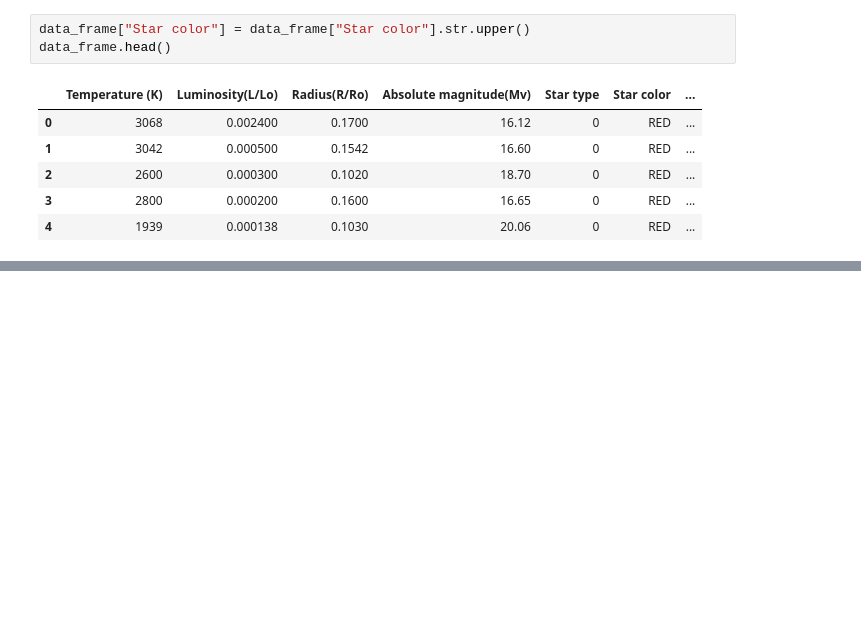
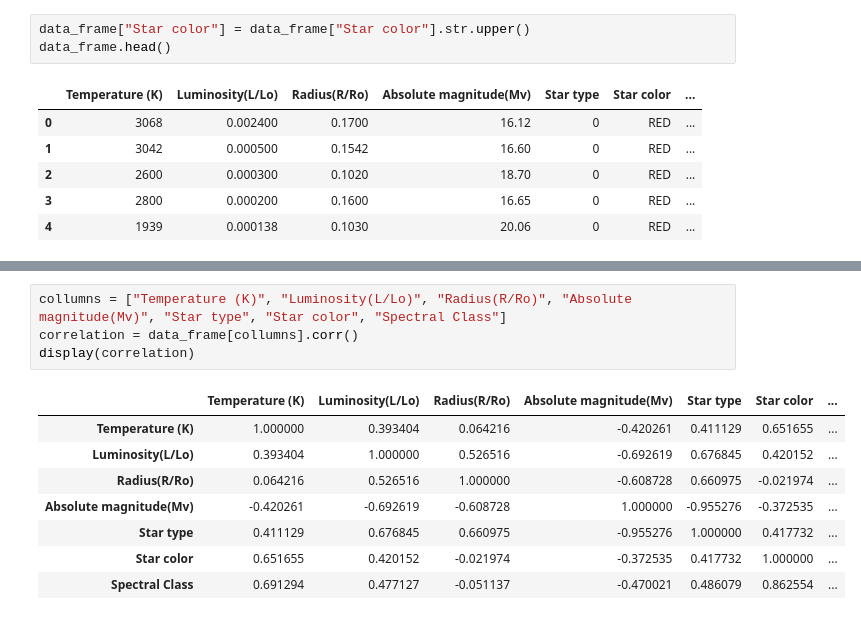
Before and after one commit to Lohries/ML, a Jupyter notebook: ML/Stars.ipynb, the cells around one changed output, grey strips where cells are left out. Saved outputs shown, nothing was run; the diff lists cells and outputs as text; blank space fills up the shorter version.

```diff
--- a/ML/Stars.ipynb
+++ b/ML/Stars.ipynb
@@ -49,0 +81,13 @@ data_frame.head()
+# %%
+collumns = ["Temperature (K)", "Luminosity(L/Lo)", "Radius(R/Ro)", "Absolute magnitude(Mv)", "Star type", "Star color", "Spectral Class"]
+correlation = data_frame[collumns].corr()
+display(correlation)
+# %% [output]
+|  | Temperature (K) | Luminosity(L/Lo) | Radius(R/Ro) | Absolute magnitude(Mv) | Star type | Star color | ... |
+| Temperature (K) | 1.000000 | 0.393404 | 0.064216 | -0.420261 | 0.411129 | 0.651655 | ... |
+| Luminosity(L/Lo) | 0.393404 | 1.000000 | 0.526516 | -0.692619 | 0.676845 | 0.420152 | ... |
+| Radius(R/Ro) | 0.064216 | 0.526516 | 1.000000 | -0.608728 | 0.660975 | -0.021974 | ... |
+| Absolute magnitude(Mv) | -0.420261 | -0.692619 | -0.608728 | 1.000000 | -0.955276 | -0.372535 | ... |
+| Star type | 0.411129 | 0.676845 | 0.660975 | -0.955276 | 1.000000 | 0.417732 | ... |
+| Star color | 0.651655 | 0.420152 | -0.021974 | -0.372535 | 0.417732 | 1.000000 | ... |
+| Spectral Class | 0.691294 | 0.477127 | -0.051137 | -0.470021 | 0.486079 | 0.862554 | ... |
```
Also changed, not shown: parts of 4 cells of this notebook.
